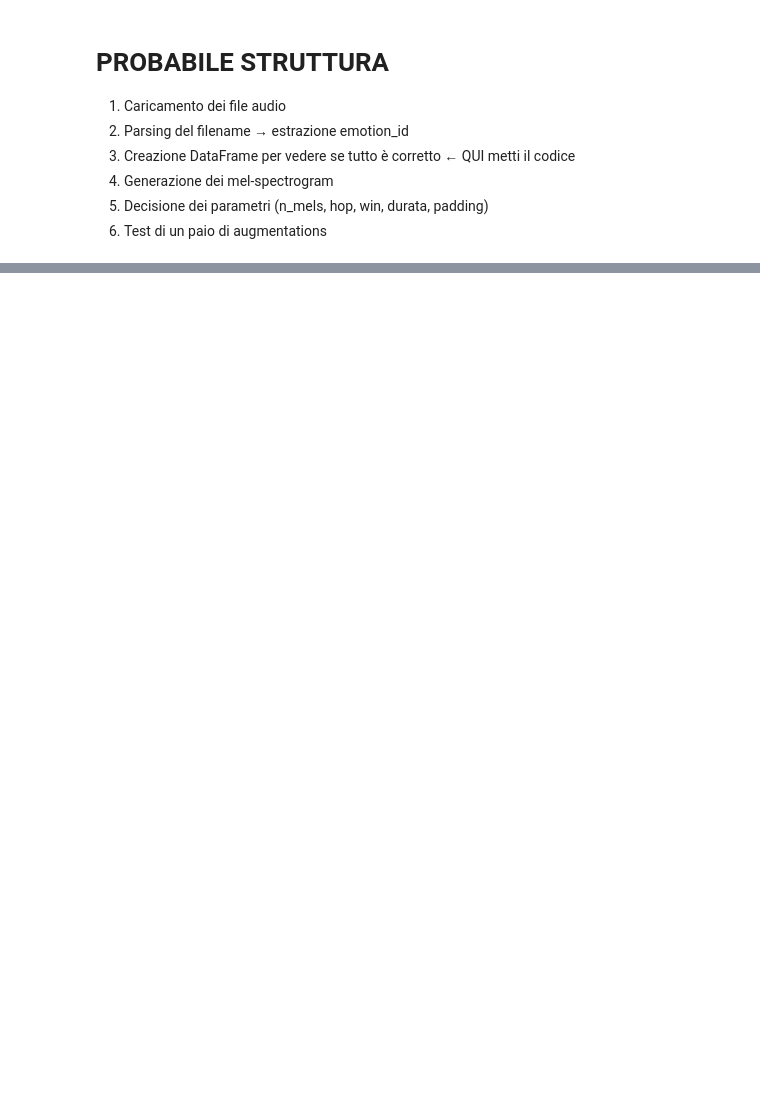
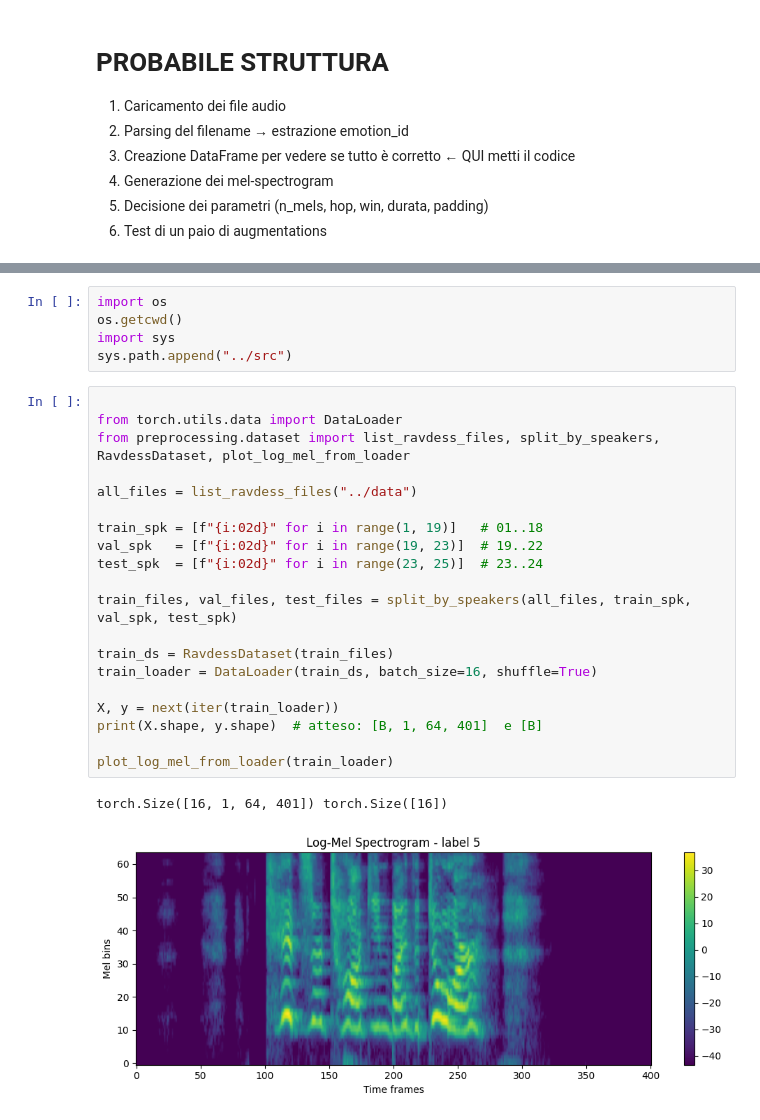
Before and after one commit to Lorenzoo17/SER-Machine-Learning-Project, a Jupyter notebook: notebooks/preprocessing.ipynb, the cells around one changed output, grey strips where cells are left out. Cells and saved outputs as stored; diff of their text form; blank space fills up the shorter version.

```diff
--- a/notebooks/preprocessing.ipynb
+++ b/notebooks/preprocessing.ipynb
@@ -144,0 +85,28 @@ plt.show()
+# %%
+import os
+os.getcwd()
+import sys
+sys.path.append("../src")
+# %%
+
+from torch.utils.data import DataLoader
+from preprocessing.dataset import list_ravdess_files, split_by_speakers, RavdessDataset, plot_log_mel_from_loader
+
+all_files = list_ravdess_files("../data")
+
+train_spk = [f"{i:02d}" for i in range(1, 19)]   # 01..18
+val_spk   = [f"{i:02d}" for i in range(19, 23)]  # 19..22
+test_spk  = [f"{i:02d}" for i in range(23, 25)]  # 23..24
+
+train_files, val_files, test_files = split_by_speakers(all_files, train_spk, val_spk, test_spk)
+
+train_ds = RavdessDataset(train_files)
+train_loader = DataLoader(train_ds, batch_size=16, shuffle=True)
+
+X, y = next(iter(train_loader))
+print(X.shape, y.shape)  # atteso: [B, 1, 64, 401]  e [B]
+
+plot_log_mel_from_loader(train_loader)
+# %% [output]
+torch.Size([16, 1, 64, 401]) torch.Size([16])
+[figure, added]
```
Also changed, not shown: parts of 6 cells of this notebook, 1 other file.
